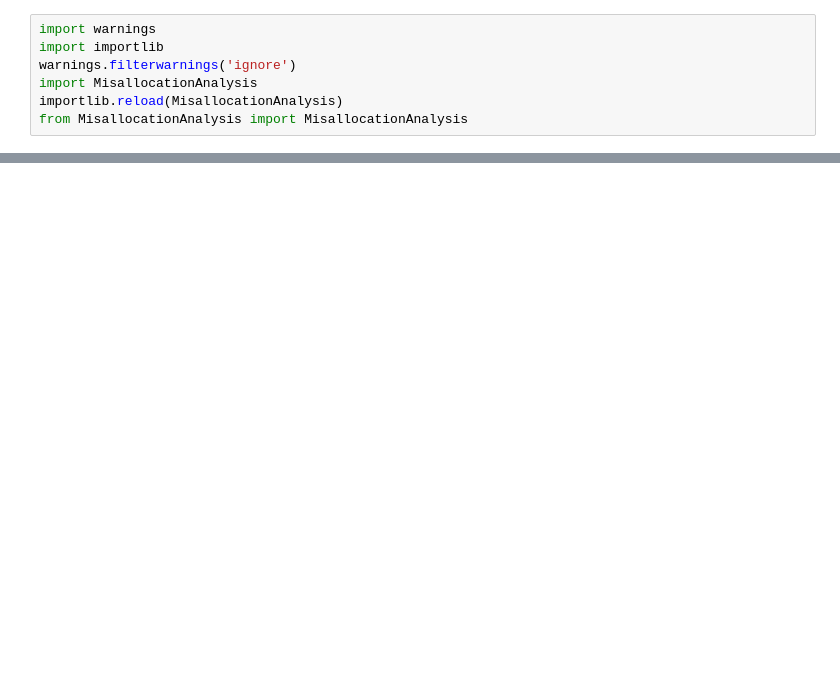
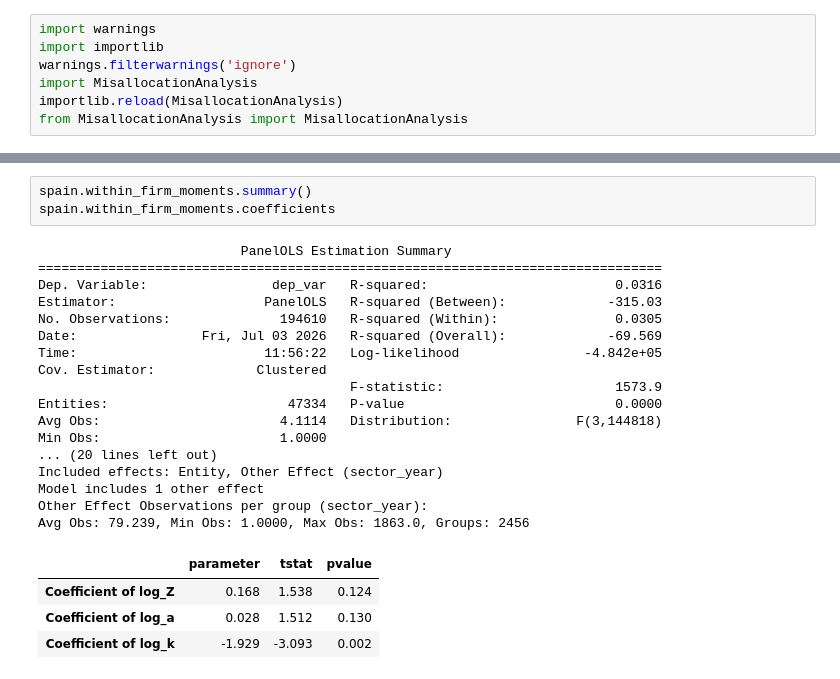
Before and after one commit to CurdinLieberherr/Master-Thesis, a Jupyter notebook: remodel_gopinath.ipynb, the cells around one changed output, grey strips where cells are left out. Saved outputs shown, nothing was run; the diff lists cells and outputs as text; blank space fills up the shorter version.

```diff
--- a/remodel_gopinath.ipynb
+++ b/remodel_gopinath.ipynb
@@ -39,0 +49,25 @@ capmoments = spain.plot_capital_tfp_moments(figsize=(8,4))
+# %%
+spain.within_firm_moments.summary()
+spain.within_firm_moments.coefficients
+# %% [output]
+                          PanelOLS Estimation Summary
+================================================================================
+Dep. Variable:                dep_var   R-squared:                        0.0316
+Estimator:                   PanelOLS   R-squared (Between):             -315.03
+No. Observations:              194610   R-squared (Within):               0.0305
+Date:                Fri, Jul 03 2026   R-squared (Overall):             -69.569
+Time:                        11:56:22   Log-likelihood                -4.842e+05
+Cov. Estimator:             Clustered
+                                        F-statistic:                      1573.9
+Entities:                       47334   P-value                           0.0000
+Avg Obs:                       4.1114   Distribution:                F(3,144818)
+Min Obs:                       1.0000
+... (20 lines left out)
+Included effects: Entity, Other Effect (sector_year)
+Model includes 1 other effect
+Other Effect Observations per group (sector_year):
+Avg Obs: 79.239, Min Obs: 1.0000, Max Obs: 1863.0, Groups: 2456
+|  | parameter | tstat | pvalue |
+| Coefficient of log_Z | 0.168 | 1.538 | 0.124 |
+| Coefficient of log_a | 0.028 | 1.512 | 0.130 |
+| Coefficient of log_k | -1.929 | -3.093 | 0.002 |
```
Also changed, not shown: parts of 8 cells of this notebook, 3 other files.
